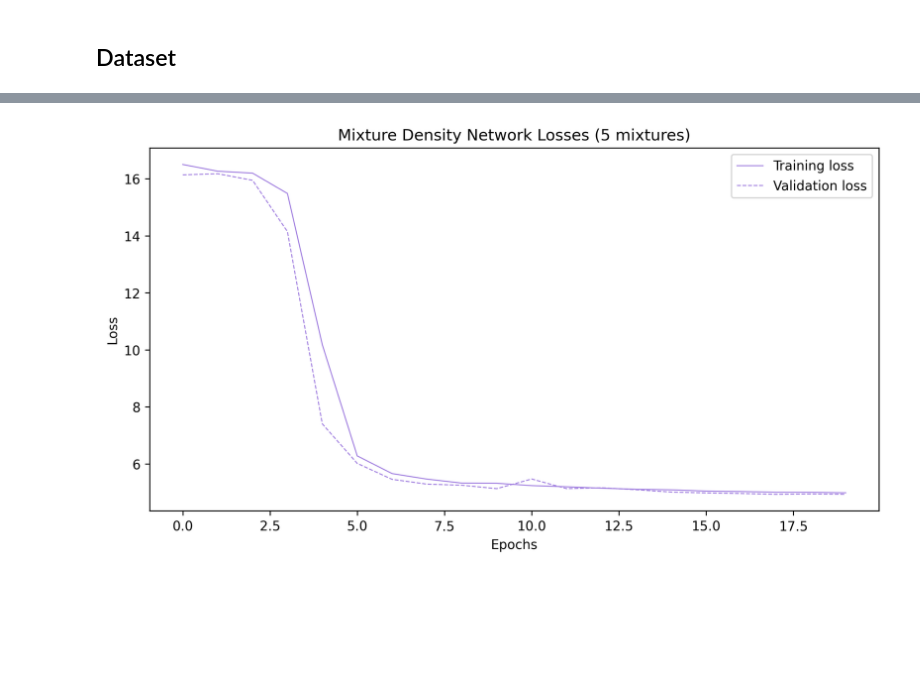
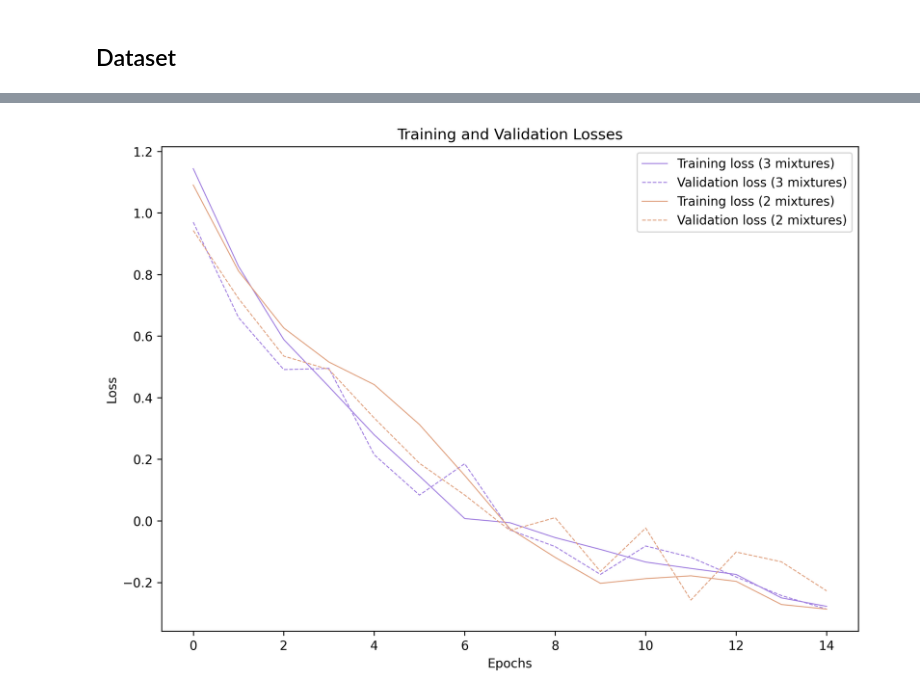
Before and after one commit to clementw168/mixture-density-net, a Jupyter notebook: audio_cough.ipynb, the cells around one changed output, grey strips where cells are left out. Drawn from its saved outputs; the diff is of its cells as text; code cells hidden in the pictures; blank space fills up the shorter version.

```diff
--- a/audio_cough.ipynb
+++ b/audio_cough.ipynb
@@ -138,0 +175,20 @@ cough_model = CoughMDN(n_mixtures=3).cuda()
+# %%
+plt.figure(figsize=(20, 5))
+sns.set(style="whitegrid")
+
+for i, waveform in enumerate(waveforms):
+    plt.subplot(2, 3, i + 1)
+
+    y_harm, y_perc = librosa.effects.hpss(waveform)
+
+    librosa.display.waveshow(y_perc, sr=SAMPLE_RATE, color='r', alpha=0.5, label='Percussive')
+    librosa.display.waveshow(y_harm, sr=SAMPLE_RATE, alpha=0.7, label='Harmonic')
+
+    plt.ylim(-1, 1)
+    plt.legend()
+
+plt.xlabel('Sample Index')
+plt.ylabel('Amplitude')
+plt.suptitle(f'Audio Waveform Examples')
+
+plt.savefig('waveform_examples.png', dpi=300, transparent=True)
@@ -177,0 +251,2 @@ Loss: 5.1653
+# %%
+model_3m, train_losses_3m, test_losses_3m = train_mixtures(n_mixtures=3)
@@ -177,0 +255,2 @@ Loss: 5.1653
+# %%
+model_2m, train_losses_2m, test_losses_2m = train_mixtures(n_mixtures=2)
@@ -226,16 +301,26 @@ torch.save(cough_model_cnn.state_dict(), 'cough_age_model_cnn.pt')
 # %%
-plt.figure(figsize=(10, 5), dpi=300)
+plt.figure(figsize=(10, 7), dpi=300)
 
-plt.plot(train_losses_adam, label="Training loss", linewidth=0.8, color="#a17fe0")
-plt.plot(test_losses_adam, label="Validation loss", linewidth=0.8, color="#a17fe0", linestyle="--")
+plt.plot(train_losses_3m, label="Training loss (3 mixtures)", linewidth=0.8, color="#a17fe0")
+plt.plot(test_losses_3m, label="Validation loss (3 mixtures)", linewidth=0.8, color="#a17fe0", linestyle="--")
+
+plt.plot(train_losses_2m, label="Training loss (2 mixtures)", linewidth=0.8, color="#e0a17f")
+plt.plot(test_losses_2m, label="Validation loss (2 mixtures)", linewidth=0.8, color="#e0a17f", linestyle="--")
+
+# plt.plot(train_losses_5m, label="Training loss (5 mixtures)", linewidth=0.8, color="#7fe0a1")
+# plt.plot(test_losses_5m, label="Validation loss (5 mixtures)", linewidth=0.8, color="#7fe0a1", linestyle="--")
+
+# Make xticks integers
+plt.xticks(np.arange(0, 15+1, 2))
+
 plt.legend()
-plt.title("Mixture Density Network Losses (5 mixtures)")
+plt.title("Training and Validation Losses")
 plt.xlabel("Epochs")
 plt.ylabel("Loss")
 
-plt.savefig("src/images/losses_cough.png", dpi=300, transparent=True)
+plt.savefig("src/images/losses_cough_23m.png", dpi=300, transparent=True)
 # %% [output]
-[figure, old version]
+[figure, new version]
 # %%
 plt.figure(figsize=(10, 5), dpi=300)
 
```
Also changed, not shown: parts of 37 cells of this notebook, 17 other files.
